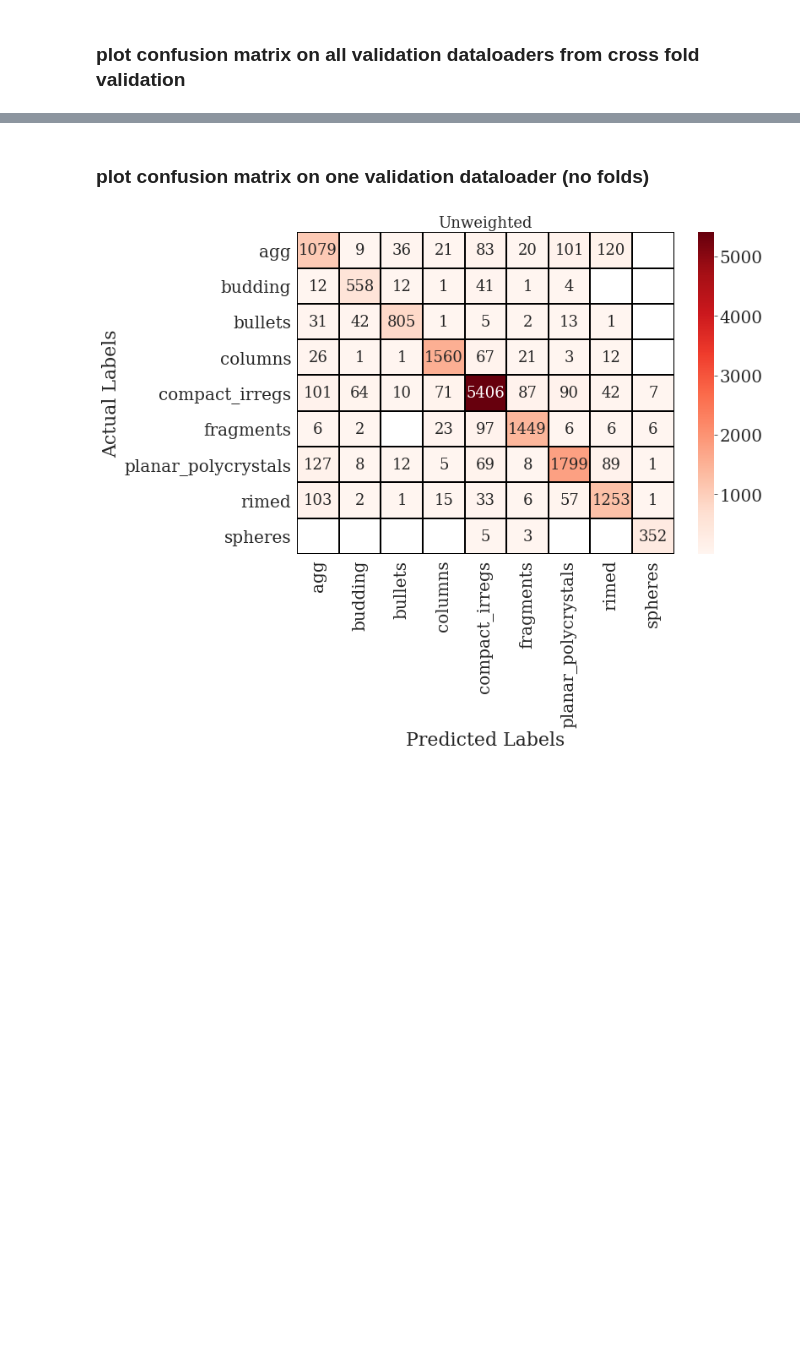
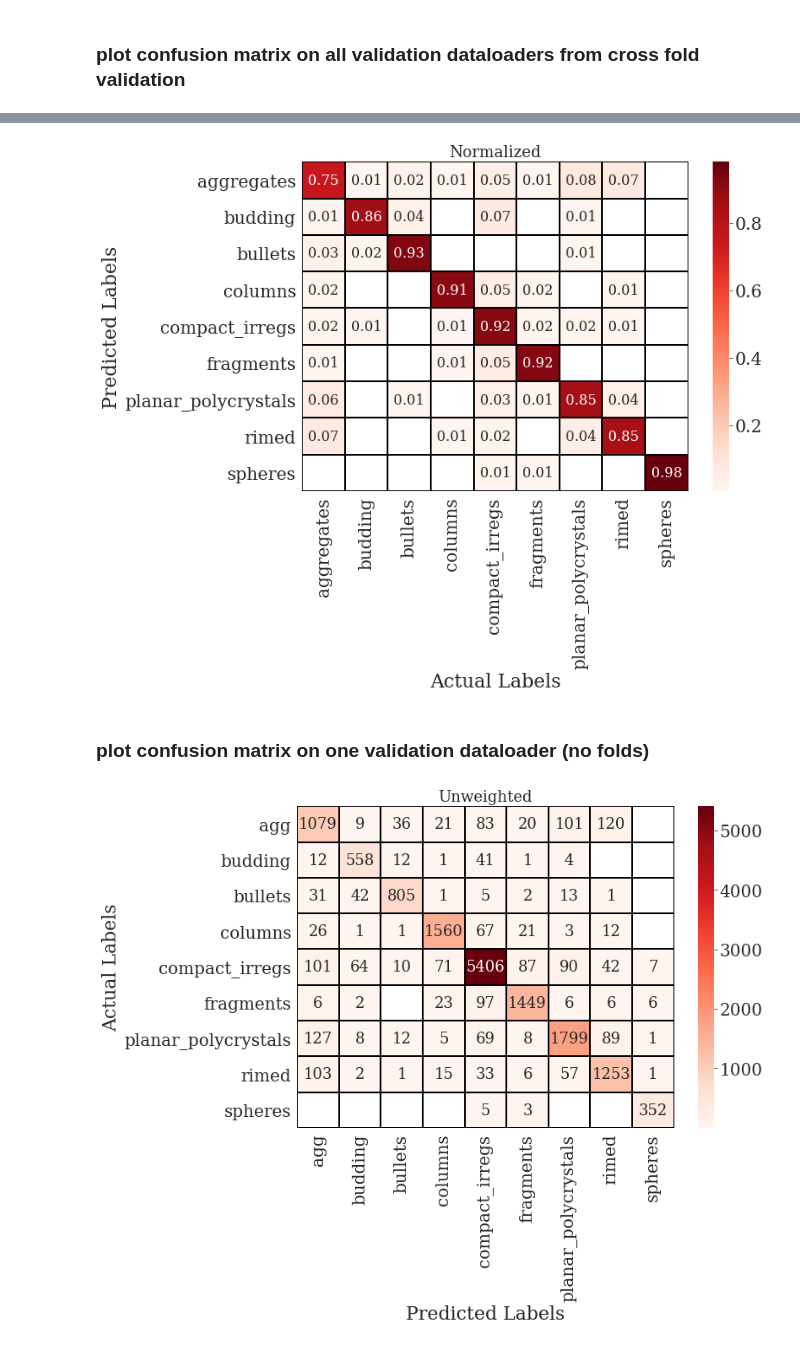
Before and after one commit to vprzybylo/cocpit, a Jupyter notebook: notebooks/make_plots.ipynb, the cells around one changed output, grey strips where cells are left out. Saved outputs shown, nothing was run; the diff lists cells and outputs as text; code cells hidden in the pictures; blank space fills up the shorter version.

```diff
--- a/notebooks/make_plots.ipynb
+++ b/notebooks/make_plots.ipynb
@@ -86,9 +89,11 @@ cocpit.plot_metrics.confusion_matrix(
 # %%
 # plot/save normalized conf matrix
 save_name = "/data/data/plots/norm_conf_matrix_allfolds.pdf"
-cocpit.plot_metrics.confusion_matrix(
+cocpit.plot_metrics.conf_matrix(
     all_preds, all_labels, norm=True, save_name=save_name, save_fig=True
 )
+# %% [output]
+[figure, added]
 # %% [markdown]
 ### plot confusion matrix on one validation dataloader (no folds)
 # %%
```
Also changed, not shown: parts of 3 cells of this notebook, 5 other files.
